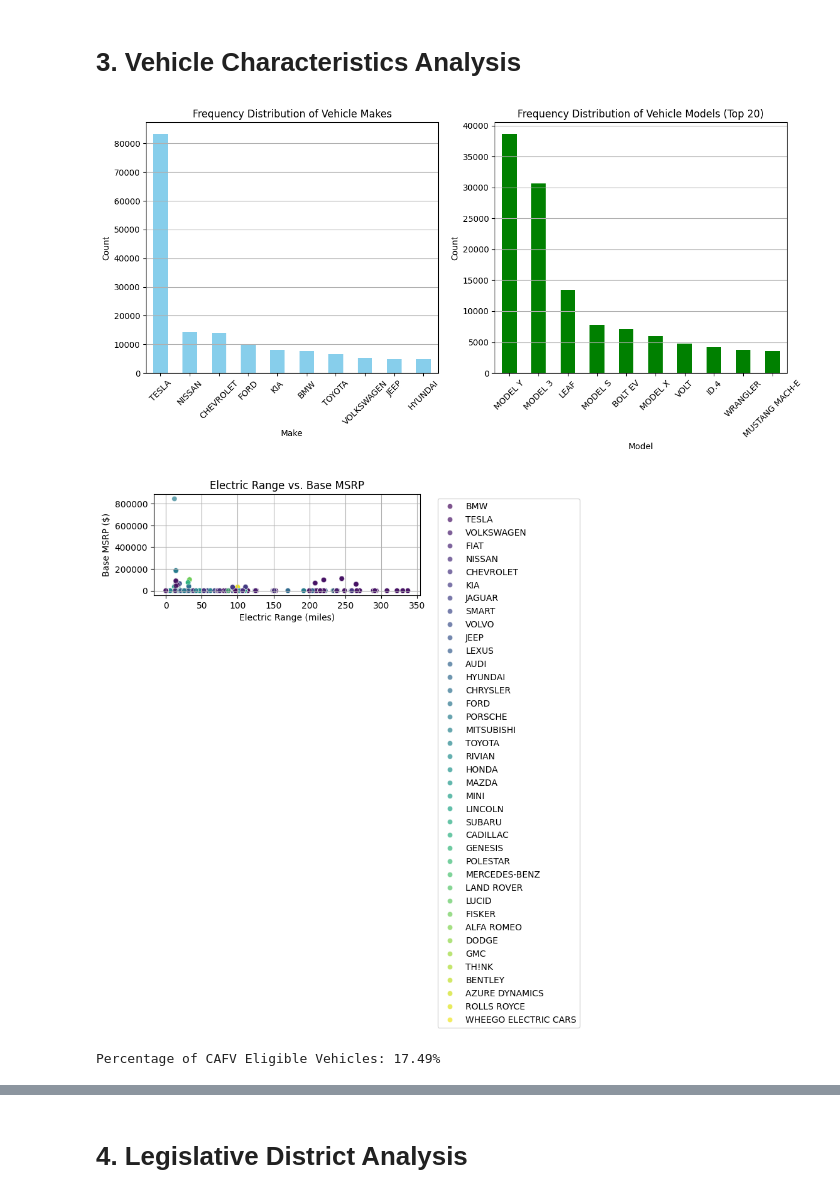
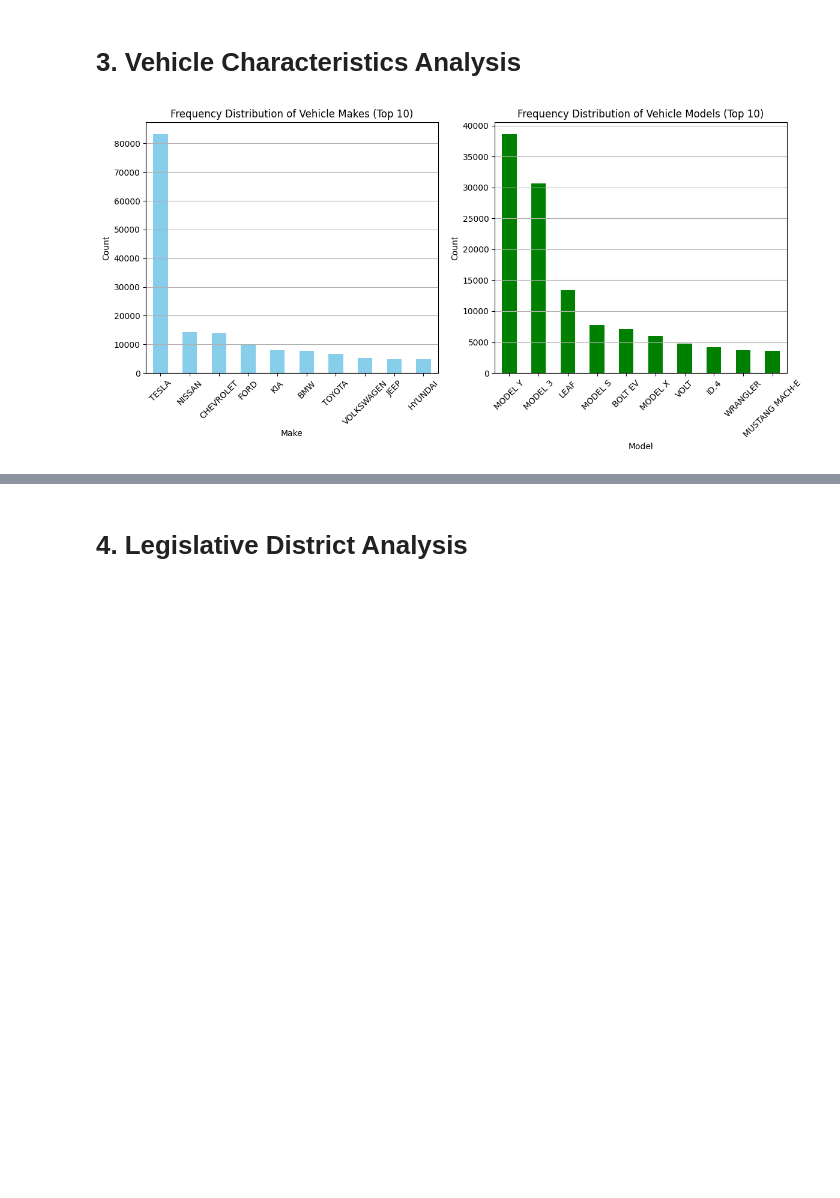
Before and after one commit to GDharan10/Project9_HorseRacePrediction, a Jupyter notebook: ElectricVehicleAnalysis_WA.ipynb, the cells around one changed output, grey strips where cells are left out. Saved outputs shown, nothing was run; the diff lists cells and outputs as text; code cells hidden in the pictures; blank space fills up the shorter version.

```diff
--- a/ElectricVehicleAnalysis_WA.ipynb
+++ b/ElectricVehicleAnalysis_WA.ipynb
@@ -139,3 +150,5 @@ df.head()
+# %%
+df.drop(df[df['Base MSRP'] >= 120_000.0].index, inplace=True)
 # %% [markdown]
 # **1. Geographic Distribution Analysis:**
 # %% [markdown]
@@ -172,49 +185,28 @@ Latest Registration Year: 2024
 # %%
 # Analysis: Calculate frequency distributions of makes and models
 make_counts = df['Make'].value_counts()
 model_counts = df['Model'].value_counts()
 
 # Visualize frequency distributions
 plt.figure(figsize=(12, 6))
 plt.subplot(1, 2, 1)
 make_counts.head(10).plot(kind='bar', color='skyblue')
 plt.title('Frequency Distribution of Vehicle Makes (Top 10)')
 plt.xlabel('Make')
 plt.ylabel('Count')
 plt.xticks(rotation=45)
 plt.grid(axis='y')
 
 plt.subplot(1, 2, 2)
 model_counts.head(10).plot(kind='bar', color='green')
 plt.title('Frequency Distribution of Vehicle Models (Top 10)')
 plt.xlabel('Model')
 plt.ylabel('Count')
 plt.xticks(rotation=45)
 plt.grid(axis='y')
 
 plt.tight_layout()
 plt.show()
-
-# Visualize electric range vs. base MSRP
-plt.figure(figsize=(8, 6))
-sns.scatterplot(x='Electric Range', y='Base MSRP', data=df, hue='Make', palette='viridis', alpha=0.7)
-plt.title('Electric Range vs. Base MSRP')
-plt.xlabel('Electric Range (miles)')
-plt.ylabel('Base MSRP ($)')
-plt.grid(True)
-plt.legend(bbox_to_anchor=(1.05, 1), loc='upper left')
-plt.tight_layout()
-plt.show()
-
-# Assess CAFV eligibility based on electric range criteria
-# Example: Assume CAFV eligible if electric range >= 200 miles
-caf_eligible = df[df['Electric Range'] >= 200]
-
-# Calculate percentage of CAFV eligible vehicles
-caf_eligible_percentage = (len(caf_eligible) / len(df)) * 100
-print(f"Percentage of CAFV Eligible Vehicles: {caf_eligible_percentage:.2f}%")
 # %% [output]
-[figure, old version]
+[figure, new version]
-[figure, removed]
-Percentage of CAFV Eligible Vehicles: 17.49%
 # %%
```
Also changed, not shown: parts of 9 cells of this notebook.
